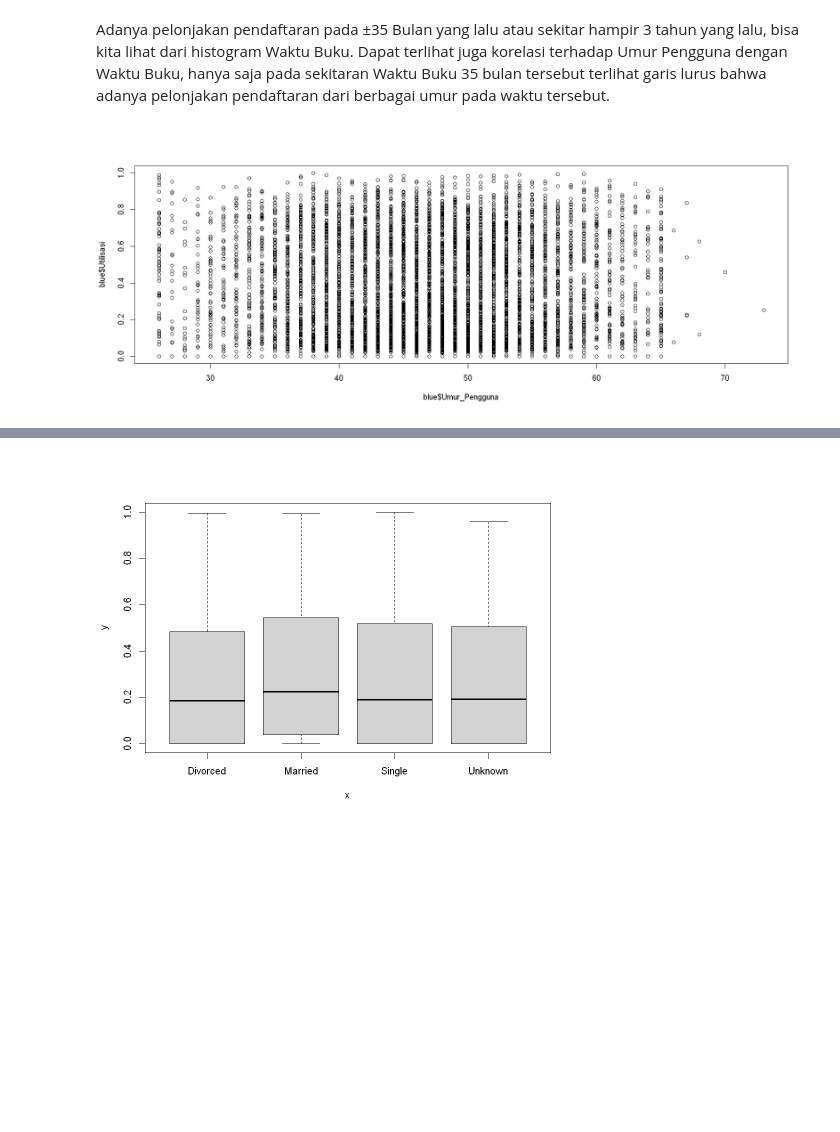
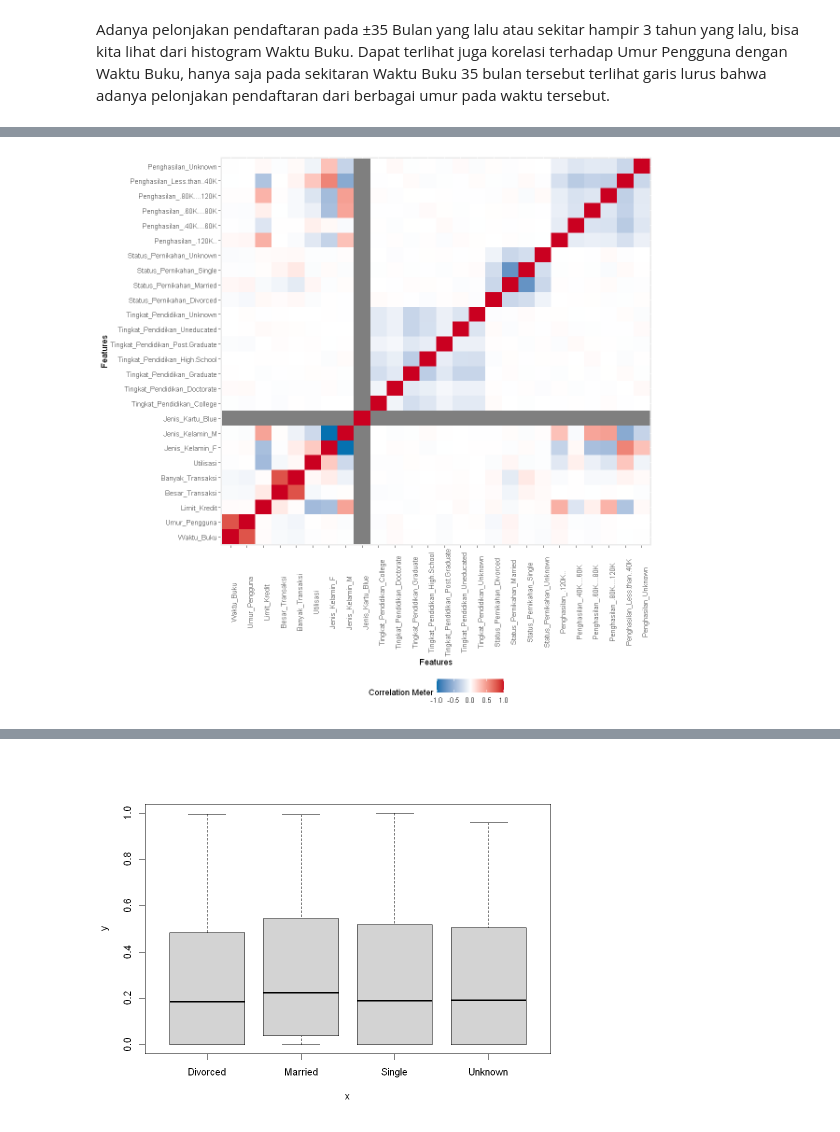
Before and after one commit to kaenova/Statistika_Tubes, a Jupyter notebook: Kaenova Note/Kaenova's Notebook.ipynb, the cells around one changed output, grey strips where cells are left out. Saved outputs shown, nothing was run; the diff lists cells and outputs as text; code cells hidden in the pictures; blank space fills up the shorter version.

```diff
--- a/Kaenova Note/Kaenova's Notebook.ipynb
+++ b/Kaenova Note/Kaenova's Notebook.ipynb
@@ -203,6 +213,6 @@ cor(blue$Umur_Pengguna, blue$Waktu_Buku)
 # %% [markdown]
 Adanya pelonjakan pendaftaran pada ±35 Bulan yang lalu atau sekitar hampir 3 tahun yang lalu, bisa kita lihat dari histogram Waktu Buku. Dapat terlihat juga korelasi terhadap Umur Pengguna dengan Waktu Buku, hanya saja pada sekitaran Waktu Buku 35 bulan tersebut terlihat garis lurus bahwa adanya pelonjakan pendaftaran dari berbagai umur pada waktu tersebut.
-# %%
-plot(blue$Umur_Pengguna, blue$Utilisasi)
-# %% [output]
-[figure, removed]
+# %%
+options(repr.plot.width = 10, repr.plot.height = 10)
+plot_correlation(blue)
+# %% [output]
@@ -208,0 +221 @@ plot(blue$Umur_Pengguna, blue$Utilisasi)
+[figure, added]
```
Also changed, not shown: parts of 18 cells of this notebook, 2 other files.
